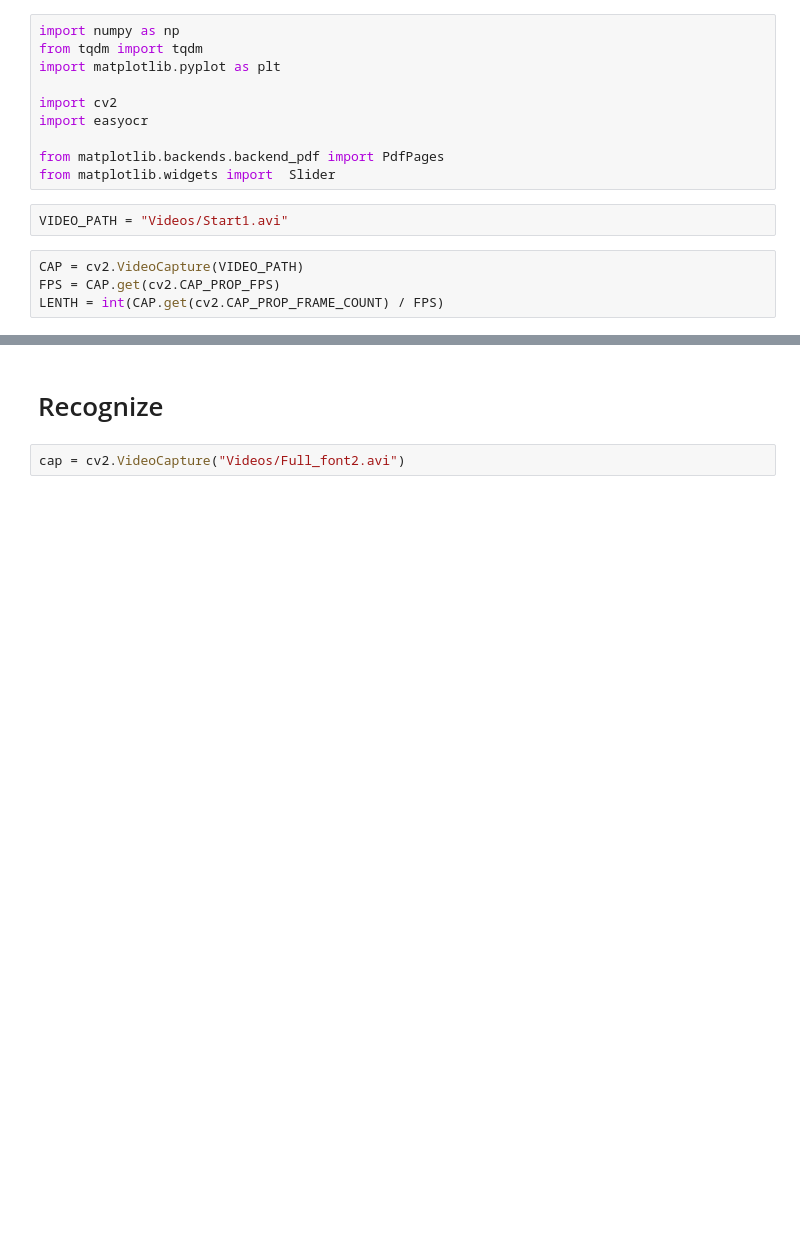
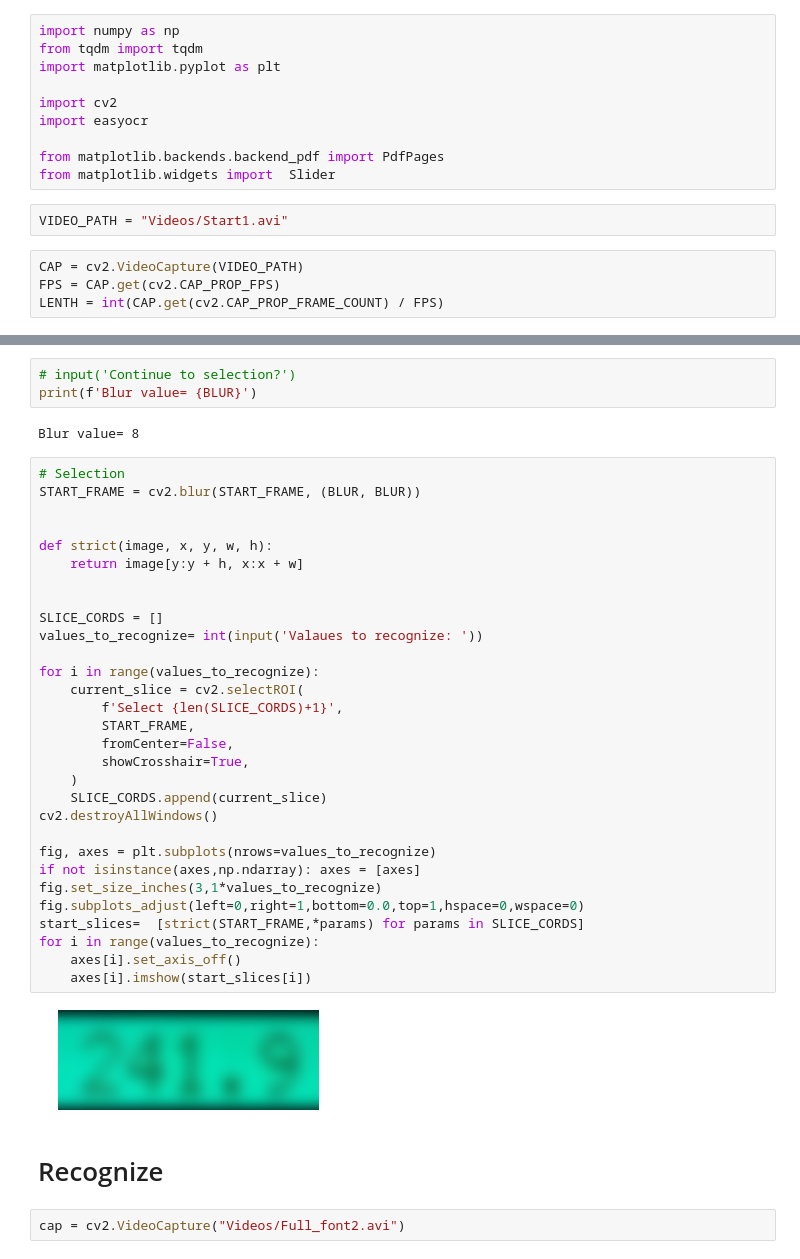
Before and after one commit to EnglishBeach/Diplom-work, a Jupyter notebook: Video_process/to_frames.ipynb, the cells around one changed output, grey strips where cells are left out. Drawn from its saved outputs; the diff is of its cells as text; blank space fills up the shorter version.

Commit message:
preprocess done and select done

```diff
--- a/Video_process/to_frames.ipynb
+++ b/Video_process/to_frames.ipynb
@@ -54,3 +78,40 @@ plot = ax.imshow(frame,cmap='binary')
+# %%
+# input('Continue to selection?')
+print(f'Blur value= {BLUR}')
+# %% [output]
+Blur value= 8
+# %%
+# Selection
+START_FRAME = cv2.blur(START_FRAME, (BLUR, BLUR))
+
+
+def strict(image, x, y, w, h):
+    return image[y:y + h, x:x + w]
+
+
+SLICE_CORDS = []
+values_to_recognize= int(input('Valaues to recognize: '))
+
+for i in range(values_to_recognize):
+    current_slice = cv2.selectROI(
+        f'Select {len(SLICE_CORDS)+1}',
+        START_FRAME,
+        fromCenter=False,
+        showCrosshair=True,
+    )
+    SLICE_CORDS.append(current_slice)
+cv2.destroyAllWindows()
+
+fig, axes = plt.subplots(nrows=values_to_recognize)
+if not isinstance(axes,np.ndarray): axes = [axes]
+fig.set_size_inches(3,1*values_to_recognize)
+fig.subplots_adjust(left=0,right=1,bottom=0.0,top=1,hspace=0,wspace=0)
+start_slices=  [strict(START_FRAME,*params) for params in SLICE_CORDS]
+for i in range(values_to_recognize):
+    axes[i].set_axis_off()
+    axes[i].imshow(start_slices[i])
+# %% [output]
+[figure, added]
 # %% [markdown]
 # Recognize
 # %%
```
Also changed, not shown: parts of 2 cells of this notebook.
